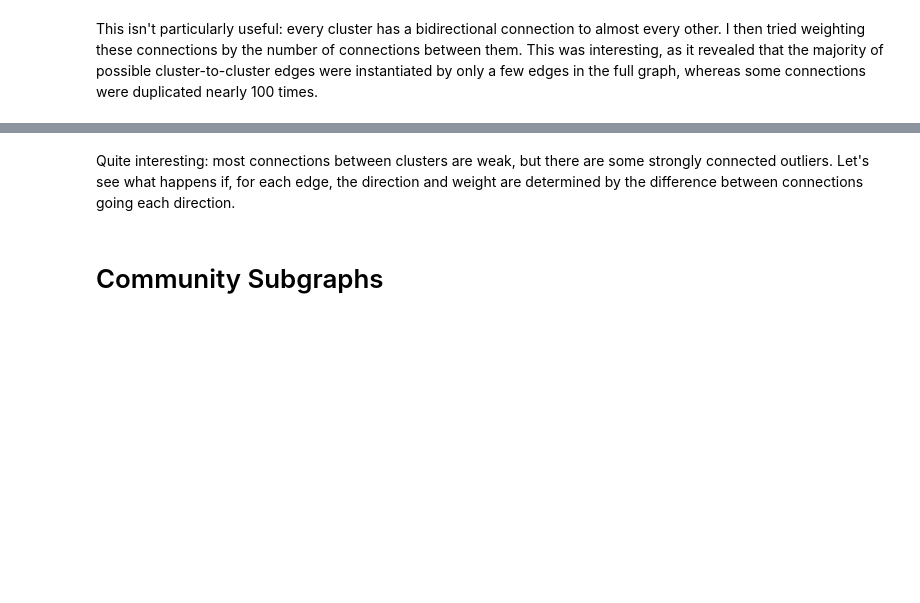
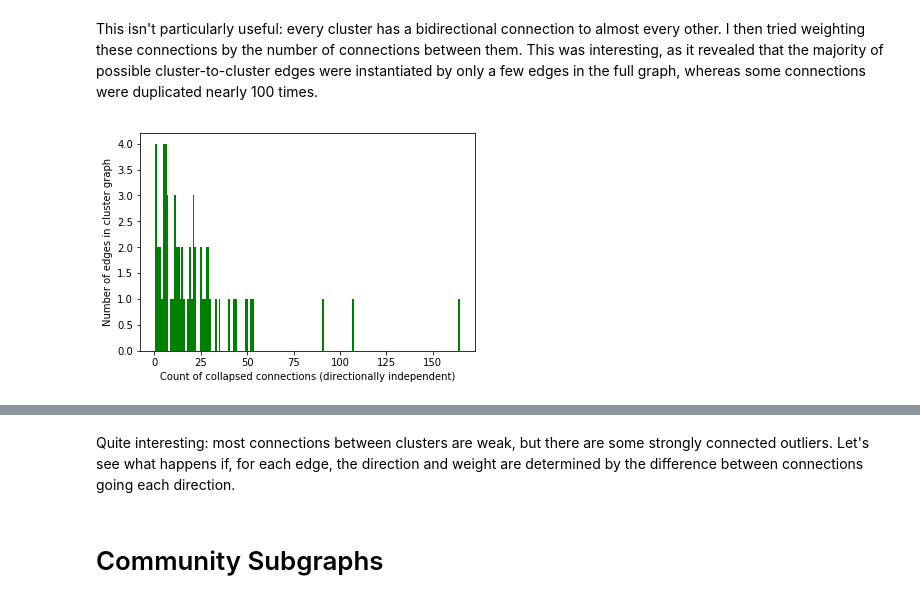
Before and after one commit to 3000farad/neuroloops, a Jupyter notebook: neuroloops.ipynb, the cells around one changed output, grey strips where cells are left out. Drawn from its saved outputs; the diff is of its cells as text; code cells hidden in the pictures; blank space fills up the shorter version.

```diff
--- a/neuroloops.ipynb
+++ b/neuroloops.ipynb
@@ -299,23 +301,25 @@ NameError: name 'get_node_cluster_map' is not defined
 This isn't particularly useful: every cluster has a bidirectional connection to almost every other.  I then tried weighting these connections by the number of connections between them.  This was interesting, as it revealed that the majority of possible cluster-to-cluster edges were instantiated by only a few edges in the full graph, whereas some connections were duplicated nearly 100 times.
 # %%
 node_cluster_map = get_node_cluster_map(cluster_nodes)
-C = nx.DiGraph()
+Cw = nx.DiGraph()
 for i in range(len(cluster_nodes)):
-    C.add_node(i)
+    Cw.add_node(i)
 for edge in list(G.edges):
     from_cluster = node_cluster_map[edge[0]]
     to_cluster = node_cluster_map[edge[1]]
     if from_cluster != to_cluster:
-        existing_edge = C.get_edge_data(from_cluster, to_cluster)
+        existing_edge = Cw.get_edge_data(from_cluster, to_cluster)
         if existing_edge is None:
-            C.add_edge(from_cluster, to_cluster, weight=1)
+            Cw.add_edge(from_cluster, to_cluster, weight=1)
         else:
             new_weight = existing_edge['weight'] + 1
-            C[from_cluster][to_cluster]['weight'] = new_weight
+            Cw[from_cluster][to_cluster]['weight'] = new_weight
 
-weight_hist = get_weight_histogram(C)
+weight_hist = get_weight_histogram(Cw)
 width = 1.0
 plt.bar(weight_hist.keys(), weight_hist.values(), width, color='g')
 plt.xlabel('Count of collapsed connections (directionally independent)')
 plt.ylabel('Number of edges in cluster graph')
 plt.show()
+# %% [output]
+[figure, added]
```
Also changed, not shown: parts of 13 cells of this notebook.
